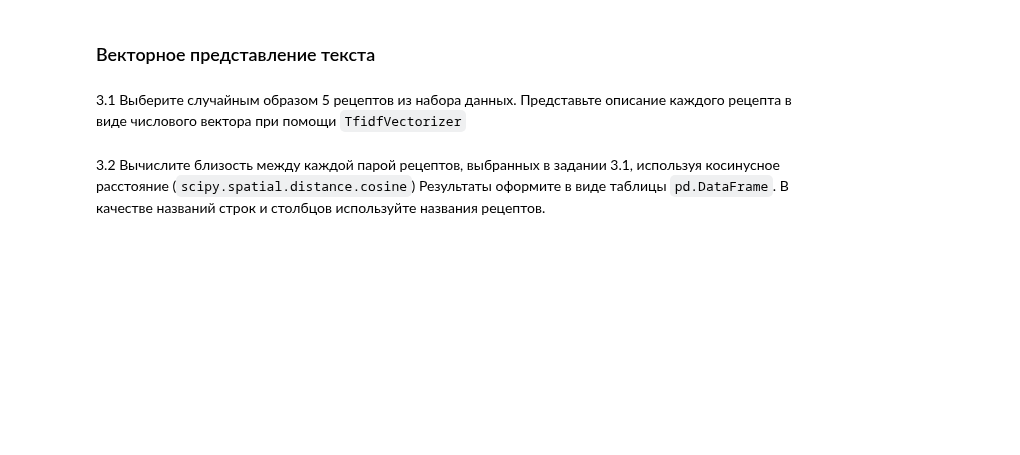
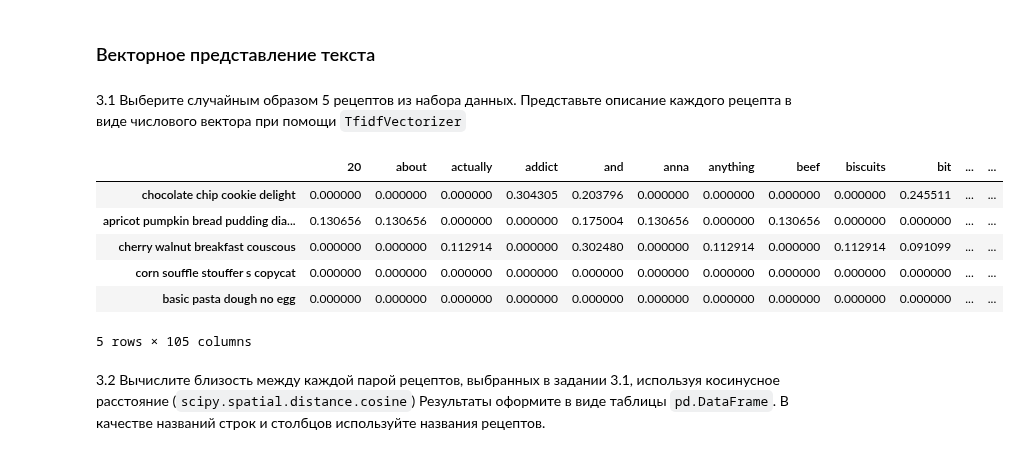
Before and after one commit to illCersei/TOD, a Jupyter notebook: 09_string_2_Фамилия_Имя.ipynb, the cells around one changed output. Cells and saved outputs as stored; diff of their text form; code cells hidden in the pictures; blank space fills up the shorter version.

```diff
--- a/09_string_2_Фамилия_Имя.ipynb
+++ b/09_string_2_Фамилия_Имя.ipynb
@@ -71,5 +181,37 @@ print('Уникальные слова:', unique_words)
 ### Векторное представление текста
 # %% [markdown]
 3.1 Выберите случайным образом 5 рецептов из набора данных. Представьте описание каждого рецепта в виде числового вектора при помощи `TfidfVectorizer`
+# %%
+from sklearn.feature_extraction.text import TfidfVectorizer
+
+df = pd.read_csv('recipes_sample.csv')
+
+# Убедимся, что описания рецептов находятся в колонке 'description'
+descriptions = df['description'].dropna().tolist()
+
+# Выбираем случайным образом 5 рецептов
+random_indices = random.sample(range(len(descriptions)), 5)
+random_descriptions = [descriptions[i] for i in random_indices]
+recipe_names = [df.loc[i, 'name'] for i in random_indices]  # Получим названия рецептов
+
+# Инициализируем TfidfVectorizer
+vectorizer = TfidfVectorizer()
+
+# Преобразуем тексты в числовые векторы
+tfidf_matrix = vectorizer.fit_transform(random_descriptions)
+
+# Преобразуем результат в DataFrame для удобства
+tfidf_df = pd.DataFrame(tfidf_matrix.toarray(), columns=vectorizer.get_feature_names_out(), index=recipe_names)
+
+# Выведем результат
+tfidf_df
+# %% [output]
+|  | 20 | about | actually | addict | and | anna | anything | beef | biscuits | bit | ... | ... |
+| chocolate chip cookie delight | 0.000000 | 0.000000 | 0.000000 | 0.304305 | 0.203796 | 0.000000 | 0.000000 | 0.000000 | 0.000000 | 0.245511 | ... | ... |
+| apricot pumpkin bread pudding dia... | 0.130656 | 0.130656 | 0.000000 | 0.000000 | 0.175004 | 0.130656 | 0.000000 | 0.130656 | 0.000000 | 0.000000 | ... | ... |
+| cherry walnut breakfast couscous | 0.000000 | 0.000000 | 0.112914 | 0.000000 | 0.302480 | 0.000000 | 0.112914 | 0.000000 | 0.112914 | 0.091099 | ... | ... |
+| corn souffle stouffer s copycat | 0.000000 | 0.000000 | 0.000000 | 0.000000 | 0.000000 | 0.000000 | 0.000000 | 0.000000 | 0.000000 | 0.000000 | ... | ... |
+| basic pasta dough no egg | 0.000000 | 0.000000 | 0.000000 | 0.000000 | 0.000000 | 0.000000 | 0.000000 | 0.000000 | 0.000000 | 0.000000 | ... | ... |
+5 rows × 105 columns
 # %% [markdown]
 3.2 Вычислите близость между каждой парой рецептов, выбранных в задании 3.1, используя косинусное расстояние (`scipy.spatial.distance.cosine`) Результаты оформите в виде таблицы `pd.DataFrame`. В качестве названий строк и столбцов используйте названия рецептов.
```
Also changed, not shown: parts of 8 cells of this notebook.
